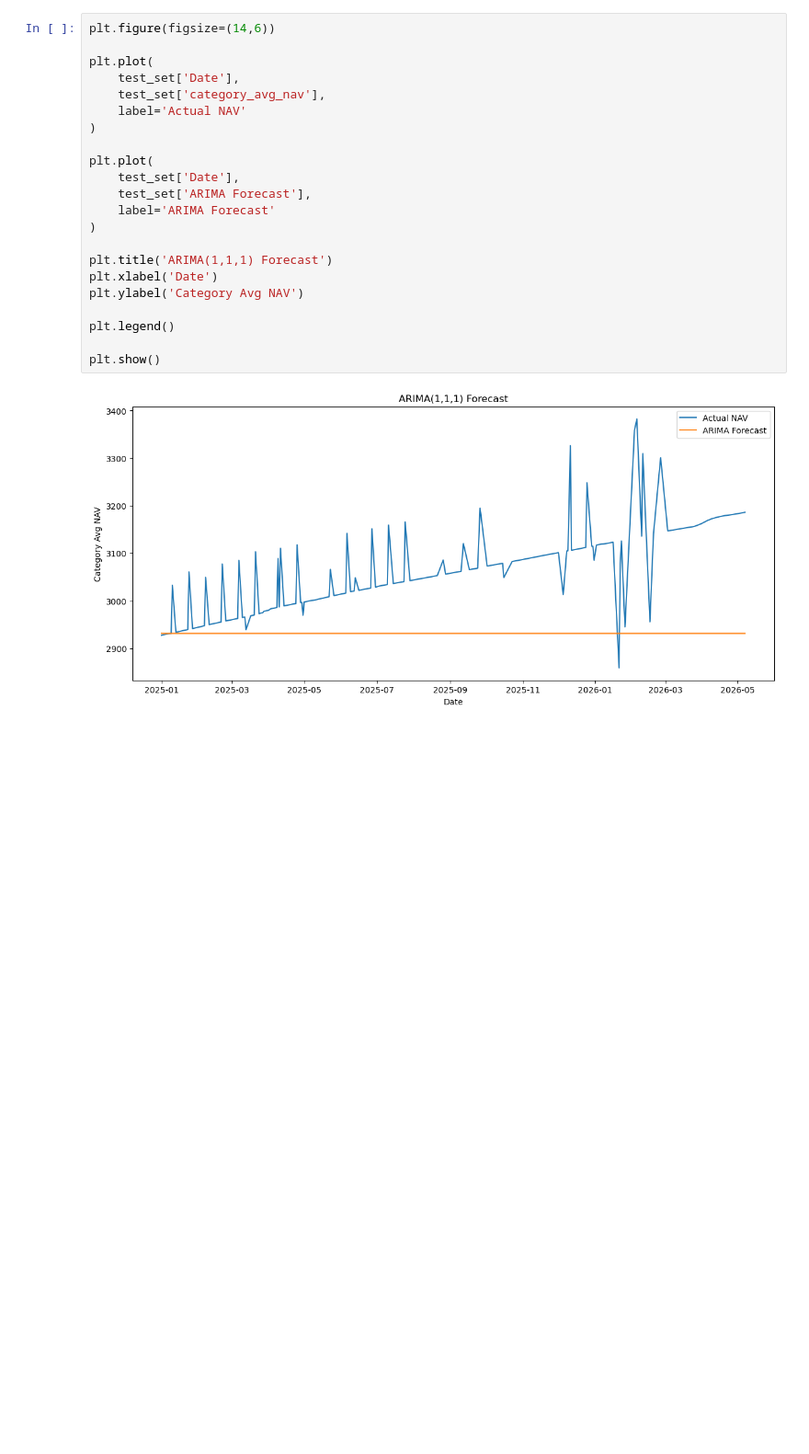
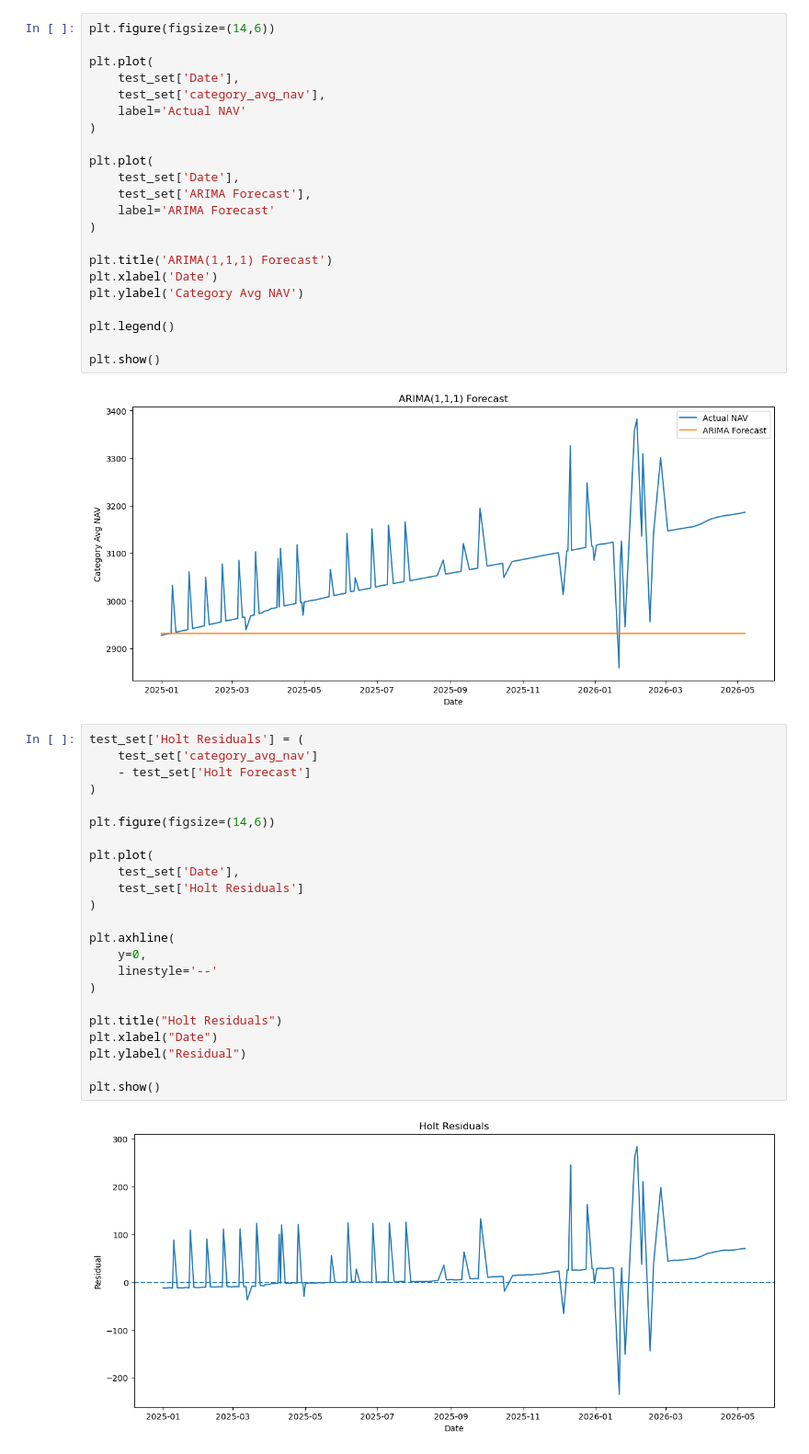
Before and after one commit to anucherlapally/TimeSeries, a Jupyter notebook: models.ipynb, the cells around one changed output. Shown at 92% size. Drawn from its saved outputs; the diff is of its cells as text; blank space fills up the shorter version.

```diff
--- a/models.ipynb
+++ b/models.ipynb
@@ -249,3 +249,28 @@ plt.legend()
 plt.show()
 # %% [output]
 [figure]
+# %%
+test_set['Holt Residuals'] = (
+    test_set['category_avg_nav']
+    - test_set['Holt Forecast']
+)
+
+plt.figure(figsize=(14,6))
+
+plt.plot(
+    test_set['Date'],
+    test_set['Holt Residuals']
+)
+
+plt.axhline(
+    y=0,
+    linestyle='--'
+)
+
+plt.title("Holt Residuals")
+plt.xlabel("Date")
+plt.ylabel("Residual")
+
+plt.show()
+# %% [output]
+[figure, added]
```
Also changed, not shown: parts of 3 cells of this notebook.
